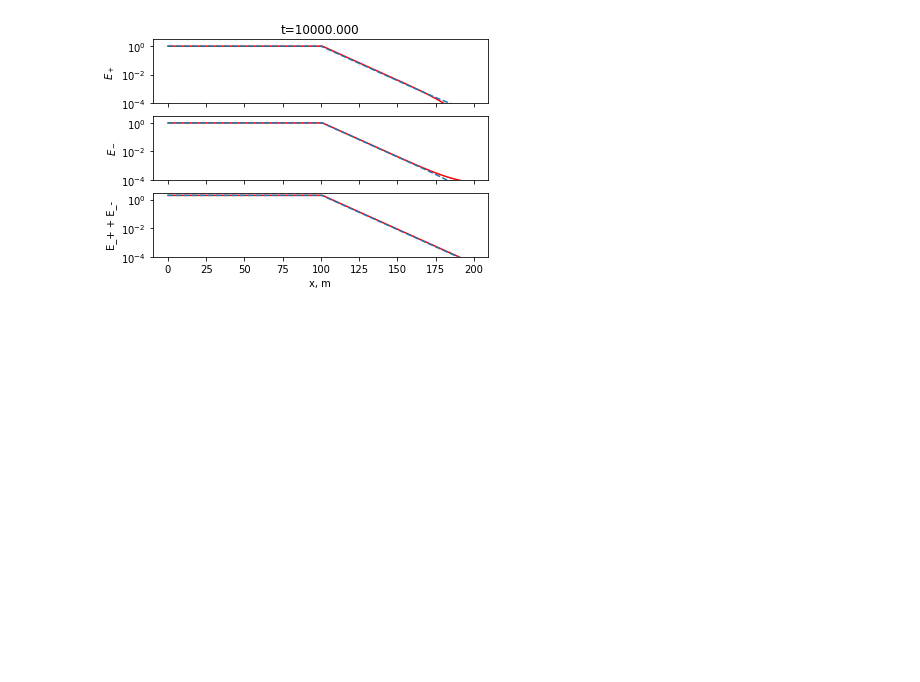
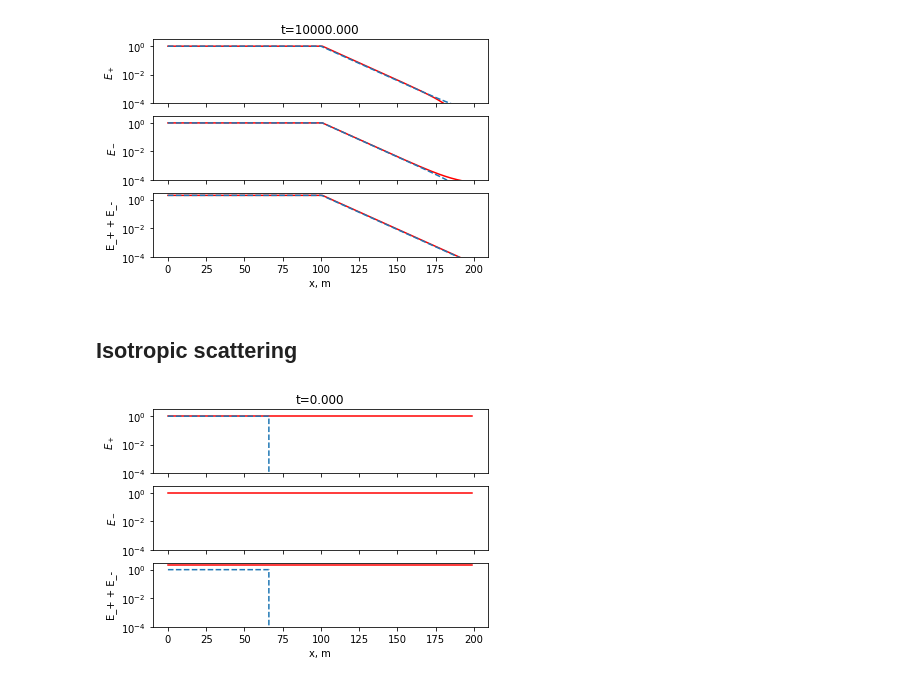
Before and after one commit to tdcwilliams/pywave, a Jupyter notebook: notebooks/energy_transport/energy_transfer_2dirns.ipynb, the cells around one changed output. Drawn from its saved outputs; the diff is of its cells as text; code cells hidden in the pictures; blank space fills up the shorter version.

Commit message:
add isotropic scattering demo to energy_transfer_2dirns.ipynb

```diff
--- a/notebooks/energy_transport/energy_transfer_2dirns.ipynb
+++ b/notebooks/energy_transport/energy_transfer_2dirns.ipynb
@@ -83,7 +83,7 @@ class ET2DirnsManager(EnergyTransfer2Dirns):
             self.u, self.v, self.cg, self.alpha, self.gamma,
             neumann=self.neumann, u_in=self.u_in)
 
-    def run(self, reps=10):
+    def run(self, reps=100):
         if self.outdir is not None:
             print(f"Saving figs in {self.outdir}")
         for n in range(1, self.nt+1):
@@ -198,3 +198,26 @@ Plotting step 9900 out of 10000
 Plotting step 9950 out of 10000
 Plotting step 10000 out of 10000
 [figure]
+# %% [markdown]
+## Isotropic scattering
+# %%
+# no dissipation
+# - split step solver with larger time step
+et2d = ET2DirnsManager(
+    dx, dt, cg,
+    reflection_coefficient=refl,
+    alpha=alpha,
+    gamma=gamma,
+    nx=200,
+    nt=10e3,
+    outdir="figs_iso_split",
+    aniso=False,
+    scheme="lax_wendroff",
+    limiter="superbee",
+    u_correction_scheme="split_step",
+    neumann=False,
+    u_in=1,
+)
+et2d.plot_step(0)
+# %% [output]
+[figure, added]
```
Also changed, not shown: parts of 1 cell of this notebook.
